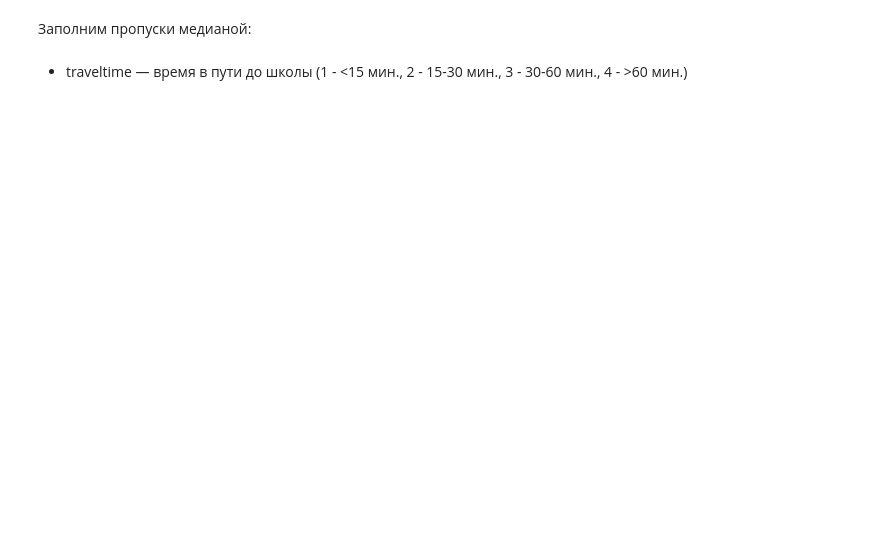
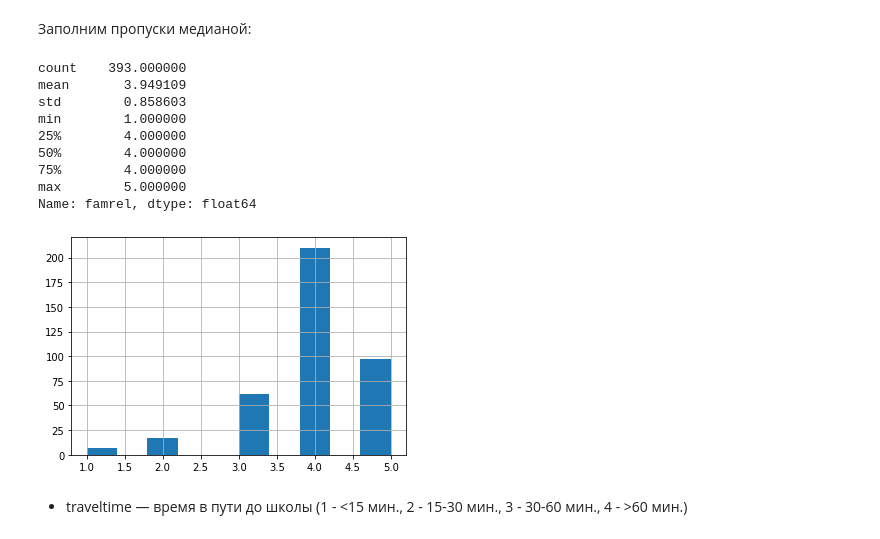
Before and after one commit to denislamovatatyana/sf, a Jupyter notebook: module_2/Untitled.ipynb, the cells around one changed output. Saved outputs shown, nothing was run; the diff lists cells and outputs as text; code cells hidden in the pictures; blank space fills up the shorter version.

```diff
--- a/module_2/Untitled.ipynb
+++ b/module_2/Untitled.ipynb
@@ -467,5 +587,3 @@ stud_math.goout.describe()
 # %%
-stud_math.goout = stud_math.goout.apply(lambda x: None if x == 'nan' else x)
 stud_math.goout = stud_math.goout.interpolate(method='pad')
-stud_math.goout.hist()
 stud_math.goout.describe()
@@ -480,6 +620,5 @@ stud_math.health.describe()
 # %% [markdown]
 Есть значения 'nan', заполним их медианой
 # %%
-stud_math.health = stud_math.health.apply(lambda x: '5.0' if x == 'nan' else x)
-stud_math.health.hist()
+stud_math.health = stud_math.health.apply(lambda x: 5.0 if pd.isnull(x) else x)
 stud_math.health.describe()
@@ -631,10 +916,21 @@ stud_math.famrel.describe()
 # %% [markdown]
 Заполним пропуски медианой:
 # %%
-stud_math.famrel = stud_math.famrel.apply(lambda x: 4.0 if x == 'nan' or x == '-1.0' or pd.isnull(x) else x)
+stud_math.famrel = stud_math.famrel.apply(lambda x: 4.0 if x == -1.0 or pd.isnull(x) else x)
 
 stud_math.famrel.hist()
 stud_math.famrel.describe()
+# %% [output]
+count    393.000000
+mean       3.949109
+std        0.858603
+min        1.000000
+25%        4.000000
+50%        4.000000
+75%        4.000000
+max        5.000000
+Name: famrel, dtype: float64
+[figure, added]
 # %% [markdown]
 - traveltime — время в пути до школы (1 - <15 мин., 2 - 15-30 мин., 3 - 30-60 мин., 4 - >60 мин.)
 # %%
```
Also changed, not shown: parts of 56 cells of this notebook.
